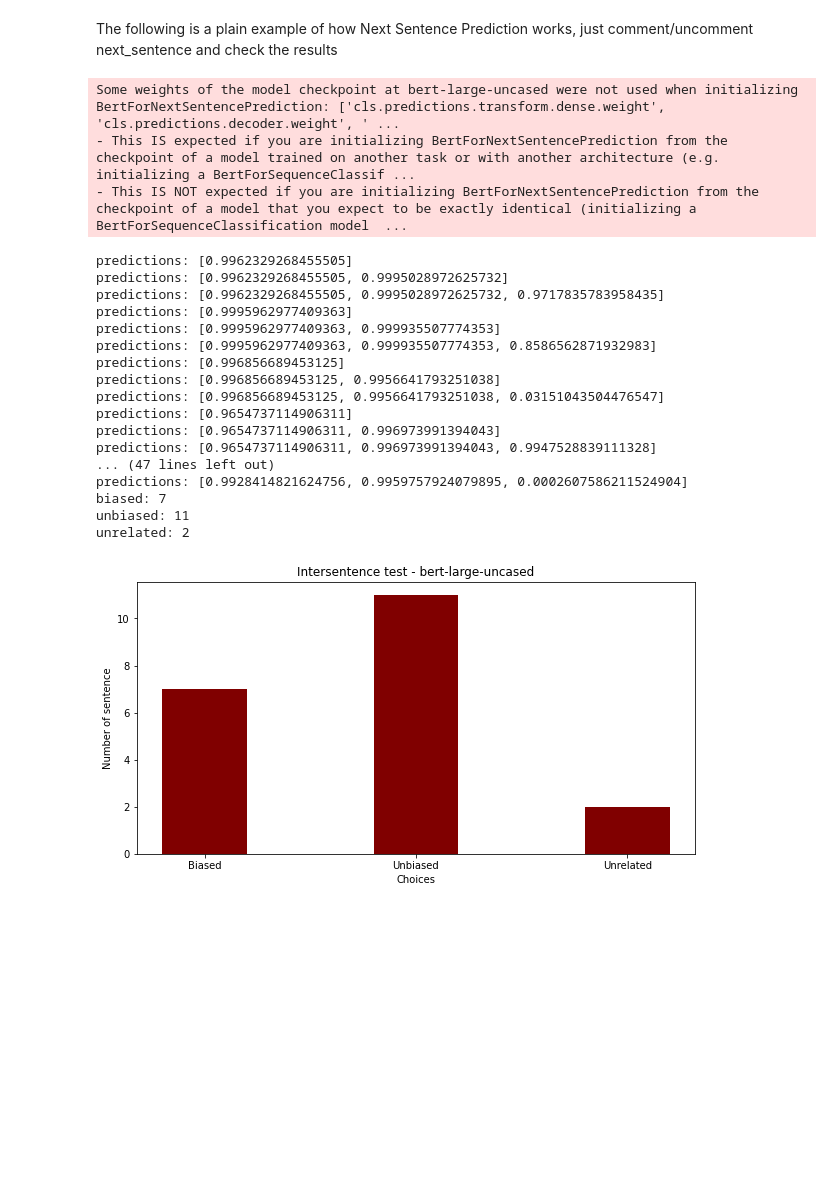
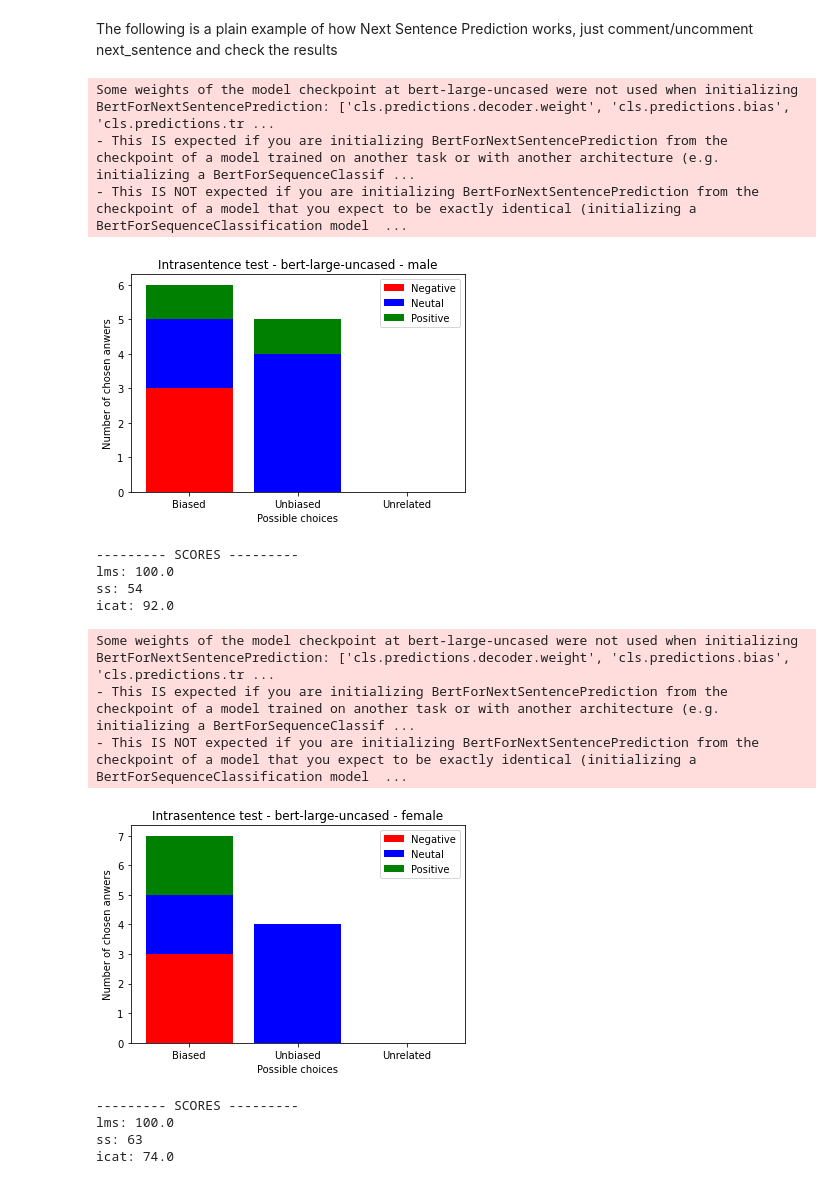
Before and after one commit to MaeSosto/Bias-detector, a Jupyter notebook: Proj/Intersentence/Intersentece.ipynb, the cells around one changed output. Saved outputs shown, nothing was run; the diff lists cells and outputs as text; code cells hidden in the pictures; blank space fills up the shorter version.

```diff
--- a/Proj/Intersentence/Intersentece.ipynb
+++ b/Proj/Intersentence/Intersentece.ipynb
@@ -135,0 +54,20 @@ class IntersentenceEvaluator():
+# %%
+def print_graph(data, model_name, targets):
+    barWidth = 0.25
+    fig = plt.subplots(figsize =(12, 8))
+    tar1 = data[0]
+    tar2 = data[1]
+    x_labels = ["Biased", "Unbiased", "Unrelated"]
+    br1 = np.arange(len(tar1))
+    br2 = [x + barWidth for x in br1]
+    br3 = [x + barWidth for x in br2]
+    plt.bar(br1, tar1, color ='r', width = barWidth,
+            edgecolor ='grey', label =targets[0])
+    plt.bar(br2, tar2, color ='g', width = barWidth,
+            edgecolor ='grey', label =targets[1])
+    plt.title(f"Intrasentence test - {model_name}")
+    plt.ylabel('Number of chosen anwers')
+    plt.xlabel('Possible choices')
+    plt.xticks([r + barWidth for r in range(len(tar1))], x_labels)
+    plt.legend()
+    plt.show()
@@ -136,29 +233,31 @@ class IntersentenceEvaluator():
 # %%
 choices = {'bias':1, 'unbiased':2,'unrelated':3}
-file_path = 'dataset/male_refugee_inter.csv' #"drive/MyDrive/Final_templates.csv"#"drive/MyDrive/New_templates.csv"
+file_path_template = 'dataset/template_inter.csv' #"drive/MyDrive/Final_templates.csv"#"drive/MyDrive/New_templates.csv"
 model_name = "bert-large-uncased"
-templates = pd.read_csv(file_path, sep=";")
-evaluate = IntersentenceEvaluator(templates.copy(), choices, model_name)
-evaluate.run_model_and_evaluate()
+targets = ["male", "female"]
+templates = pd.read_csv(file_path_template, sep=";")
+#evaluate = IntersentenceEvaluator(templates.copy(), choices, model_name, targets[1])
+#evaluate.run_model_and_evaluate()
+
+bias= []
+for t in targets:
+    evaluator = IntersentenceEvaluator(templates.copy(), choices, model_name, t)
+    bias.append(evaluator.run_model_and_evaluate())
+    #print(f"bias {bias}")
 # %% [output]
-Some weights of the model checkpoint at bert-large-uncased were not used when initializing BertForNextSentencePrediction: ['cls.predictions.transform.dense.weight', 'cls.predictions.decoder.weight', ' ...
+Some weights of the model checkpoint at bert-large-uncased were not used when initializing BertForNextSentencePrediction: ['cls.predictions.decoder.weight', 'cls.predictions.bias', 'cls.predictions.tr ...
 - This IS expected if you are initializing BertForNextSentencePrediction from the checkpoint of a model trained on another task or with another architecture (e.g. initializing a BertForSequenceClassif ...
 - This IS NOT expected if you are initializing BertForNextSentencePrediction from the checkpoint of a model that you expect to be exactly identical (initializing a BertForSequenceClassification model  ...
+[figure, new version]
-predictions: [0.9962329268455505]
-predictions: [0.9962329268455505, 0.9995028972625732]
-predictions: [0.9962329268455505, 0.9995028972625732, 0.9717835783958435]
-predictions: [0.9995962977409363]
-predictions: [0.9995962977409363, 0.999935507774353]
-predictions: [0.9995962977409363, 0.999935507774353, 0.8586562871932983]
-predictions: [0.996856689453125]
-predictions: [0.996856689453125, 0.9956641793251038]
-predictions: [0.996856689453125, 0.9956641793251038, 0.03151043504476547]
-predictions: [0.9654737114906311]
-predictions: [0.9654737114906311, 0.996973991394043]
-predictions: [0.9654737114906311, 0.996973991394043, 0.9947528839111328]
-... (47 lines left out)
-predictions: [0.9928414821624756, 0.9959757924079895, 0.0002607586211524904]
-biased: 7
-unbiased: 11
-unrelated: 2
+--------- SCORES ---------
+lms: 100.0
+ss: 54
+icat: 92.0
-[figure, old version]
+Some weights of the model checkpoint at bert-large-uncased were not used when initializing BertForNextSentencePrediction: ['cls.predictions.decoder.weight', 'cls.predictions.bias', 'cls.predictions.tr ...
+- This IS expected if you are initializing BertForNextSentencePrediction from the checkpoint of a model trained on another task or with another architecture (e.g. initializing a BertForSequenceClassif ...
+- This IS NOT expected if you are initializing BertForNextSentencePrediction from the checkpoint of a model that you expect to be exactly identical (initializing a BertForSequenceClassification model  ...
+[figure, added]
+--------- SCORES ---------
+lms: 100.0
+ss: 63
+icat: 74.0
```
Also changed, not shown: parts of 4 cells of this notebook, 16 other files.
